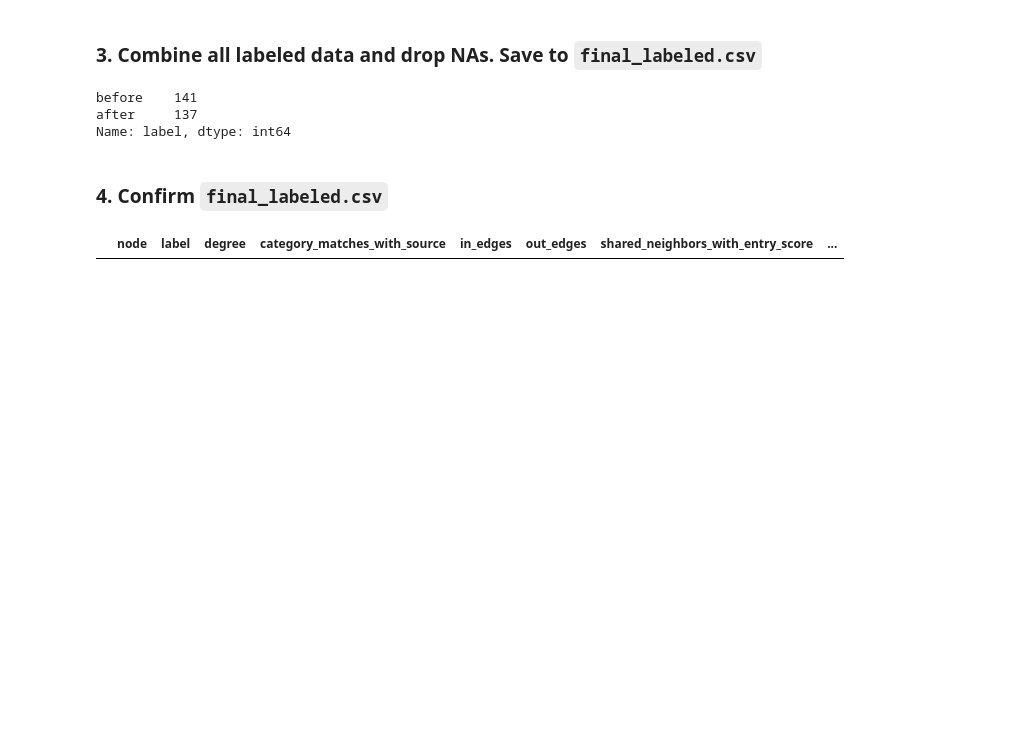
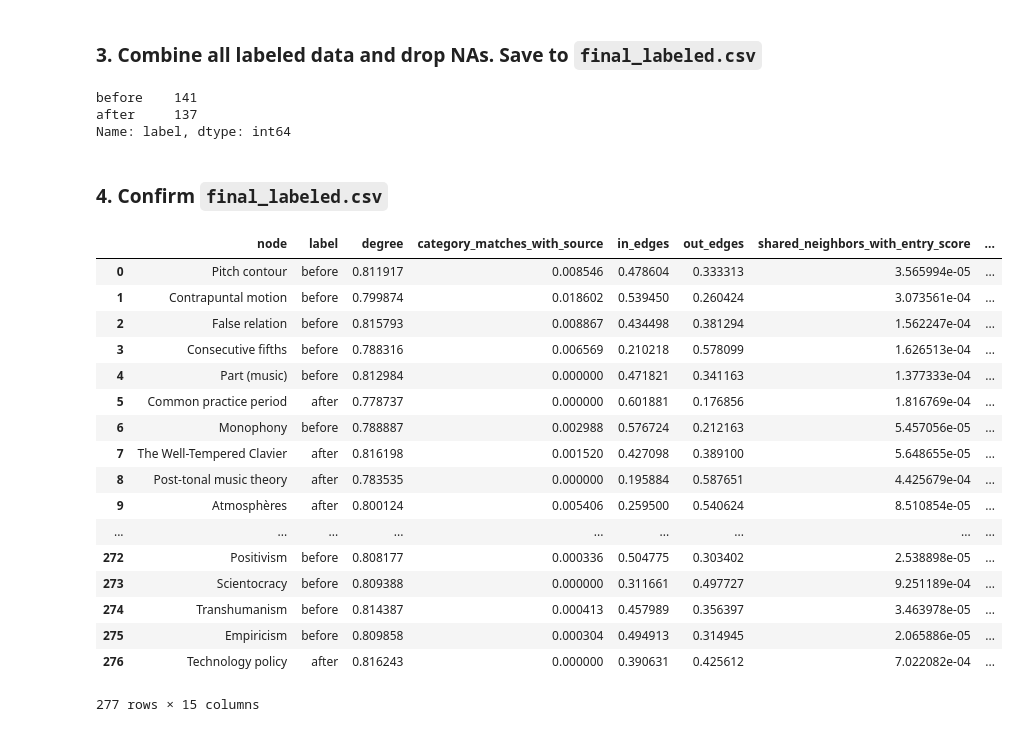
Before and after one commit to QED0711/wiki_learn, a Jupyter notebook: data-retrieval/data_labeling/merge_labeled.ipynb, the cells around one changed output. Cells and saved outputs as stored; diff of their text form; code cells hidden in the pictures; blank space fills up the shorter version.

```diff
--- a/data-retrieval/data_labeling/merge_labeled.ipynb
+++ b/data-retrieval/data_labeling/merge_labeled.ipynb
@@ -68,6 +68,24 @@ total_labeled.dropna().to_csv("../../data/user_labeled/final_labeled.csv", index
 ### 4. Confirm `final_labeled.csv`
 # %%
 final_labeled = pd.read_csv("../../data/user_labeled/final_labeled.csv")
-final_labeled[final_labeled.node == "Stargate"]
+final_labeled
+# final_labeled[final_labeled.node == "Stargate"]
 # %% [output]
 |  | node | label | degree | category_matches_with_source | in_edges | out_edges | shared_neighbors_with_entry_score | ... |
+| 0 | Pitch contour | before | 0.811917 | 0.008546 | 0.478604 | 0.333313 | 3.565994e-05 | ... |
+| 1 | Contrapuntal motion | before | 0.799874 | 0.018602 | 0.539450 | 0.260424 | 3.073561e-04 | ... |
+| 2 | False relation | before | 0.815793 | 0.008867 | 0.434498 | 0.381294 | 1.562247e-04 | ... |
+| 3 | Consecutive fifths | before | 0.788316 | 0.006569 | 0.210218 | 0.578099 | 1.626513e-04 | ... |
+| 4 | Part (music) | before | 0.812984 | 0.000000 | 0.471821 | 0.341163 | 1.377333e-04 | ... |
+| 5 | Common practice period | after | 0.778737 | 0.000000 | 0.601881 | 0.176856 | 1.816769e-04 | ... |
+| 6 | Monophony | before | 0.788887 | 0.002988 | 0.576724 | 0.212163 | 5.457056e-05 | ... |
+| 7 | The Well-Tempered Clavier | after | 0.816198 | 0.001520 | 0.427098 | 0.389100 | 5.648655e-05 | ... |
+| 8 | Post-tonal music theory | after | 0.783535 | 0.000000 | 0.195884 | 0.587651 | 4.425679e-04 | ... |
+| 9 | Atmosphères | after | 0.800124 | 0.005406 | 0.259500 | 0.540624 | 8.510854e-05 | ... |
+| ... | ... | ... | ... | ... | ... | ... | ... | ... |
+| 272 | Positivism | before | 0.808177 | 0.000336 | 0.504775 | 0.303402 | 2.538898e-05 | ... |
+| 273 | Scientocracy | before | 0.809388 | 0.000000 | 0.311661 | 0.497727 | 9.251189e-04 | ... |
+| 274 | Transhumanism | before | 0.814387 | 0.000413 | 0.457989 | 0.356397 | 3.463978e-05 | ... |
+| 275 | Empiricism | before | 0.809858 | 0.000304 | 0.494913 | 0.314945 | 2.065886e-05 | ... |
+| 276 | Technology policy | after | 0.816243 | 0.000000 | 0.390631 | 0.425612 | 7.022082e-04 | ... |
+277 rows × 15 columns
```
Also changed, not shown: parts of 1 cell of this notebook, 10 other files.
